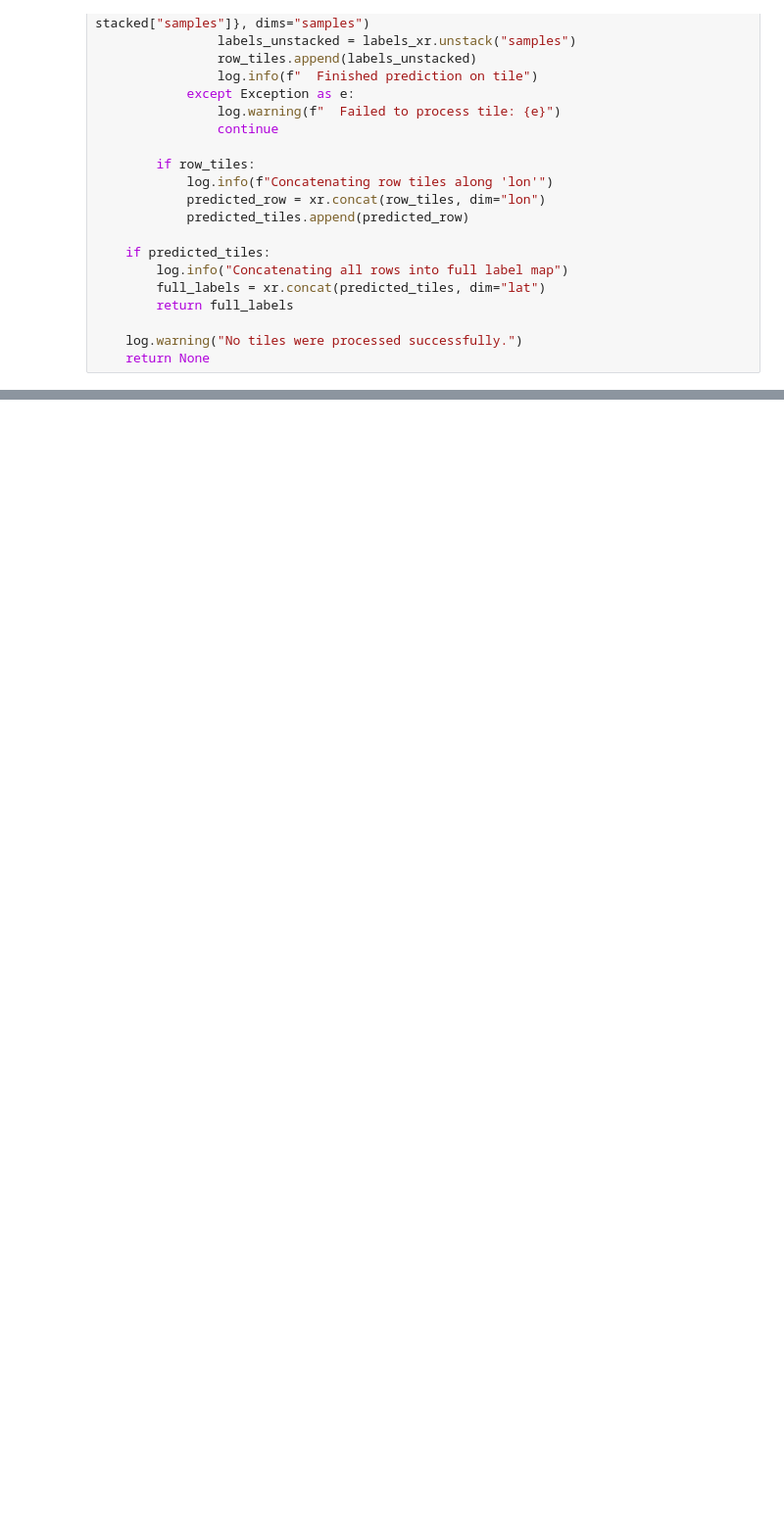
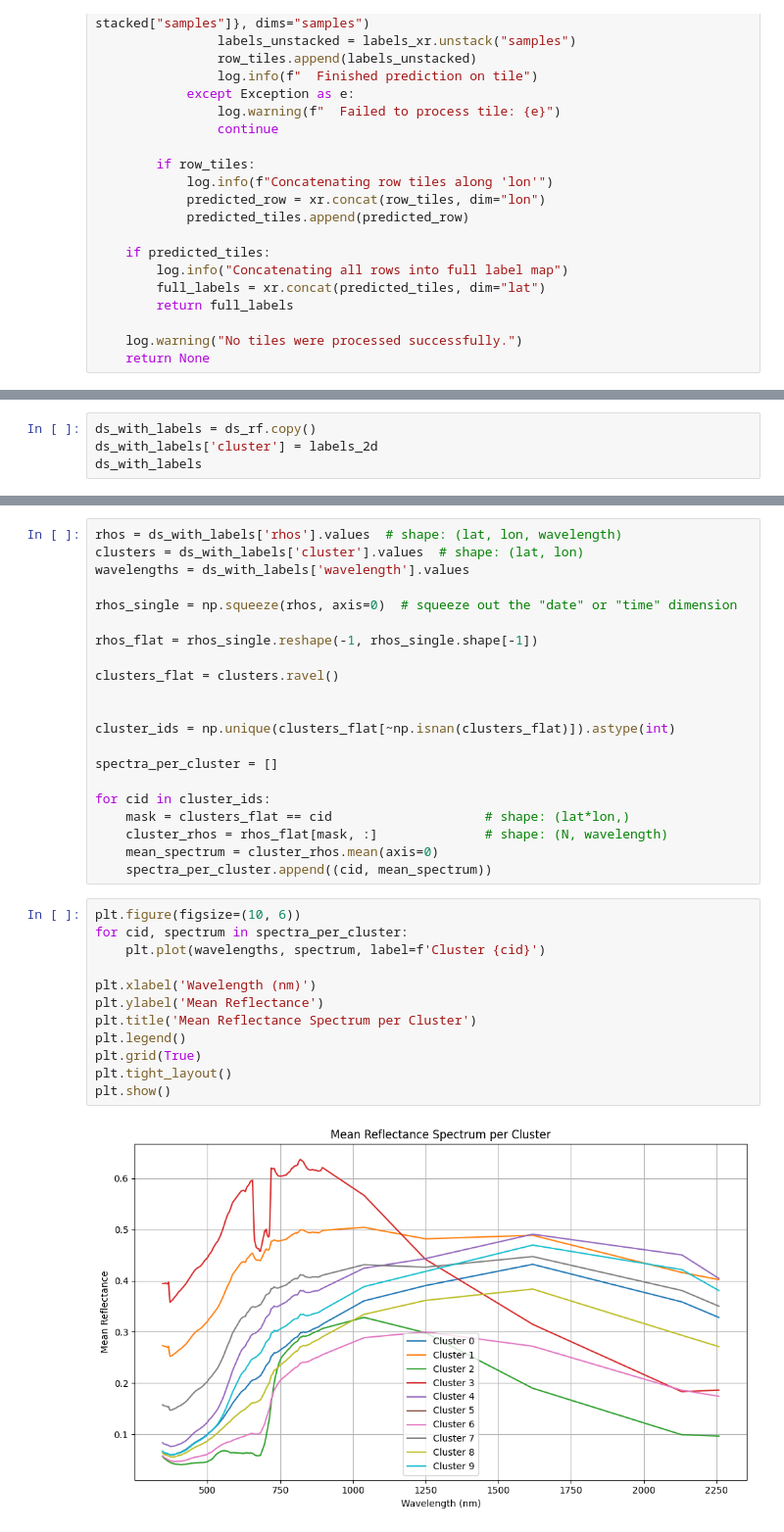
Before and after one commit to eschlossberg/pace-just-land, a Jupyter notebook: scripts/pace_hs_clustering.ipynb, the cells around one changed output, grey strips where cells are left out. Shown at 98% size. Cells and saved outputs as stored; diff of their text form; blank space fills up the shorter version.

```diff
--- a/scripts/pace_hs_clustering.ipynb
+++ b/scripts/pace_hs_clustering.ipynb
@@ -204,0 +223,4 @@ log.info("GeoTIFF saved as kmeans_clusters.tif")
+# %%
+ds_with_labels = ds_rf.copy()
+ds_with_labels['cluster'] = labels_2d
+ds_with_labels
@@ -204,0 +268,35 @@ log.info("GeoTIFF saved as kmeans_clusters.tif")
+# %%
+rhos = ds_with_labels['rhos'].values  # shape: (lat, lon, wavelength)
+clusters = ds_with_labels['cluster'].values  # shape: (lat, lon)
+wavelengths = ds_with_labels['wavelength'].values
+
+rhos_single = np.squeeze(rhos, axis=0)  # squeeze out the "date" or "time" dimension
+
+rhos_flat = rhos_single.reshape(-1, rhos_single.shape[-1])
+
+clusters_flat = clusters.ravel()
+
+
+cluster_ids = np.unique(clusters_flat[~np.isnan(clusters_flat)]).astype(int)
+
+spectra_per_cluster = []
+
+for cid in cluster_ids:
+    mask = clusters_flat == cid                    # shape: (lat*lon,)
+    cluster_rhos = rhos_flat[mask, :]              # shape: (N, wavelength)
+    mean_spectrum = cluster_rhos.mean(axis=0)
+    spectra_per_cluster.append((cid, mean_spectrum))
+# %%
+plt.figure(figsize=(10, 6))
+for cid, spectrum in spectra_per_cluster:
+    plt.plot(wavelengths, spectrum, label=f'Cluster {cid}')
+
+plt.xlabel('Wavelength (nm)')
+plt.ylabel('Mean Reflectance')
+plt.title('Mean Reflectance Spectrum per Cluster')
+plt.legend()
+plt.grid(True)
+plt.tight_layout()
+plt.show()
+# %% [output]
+[figure, added]
```
Also changed, not shown: parts of 8 cells of this notebook.
